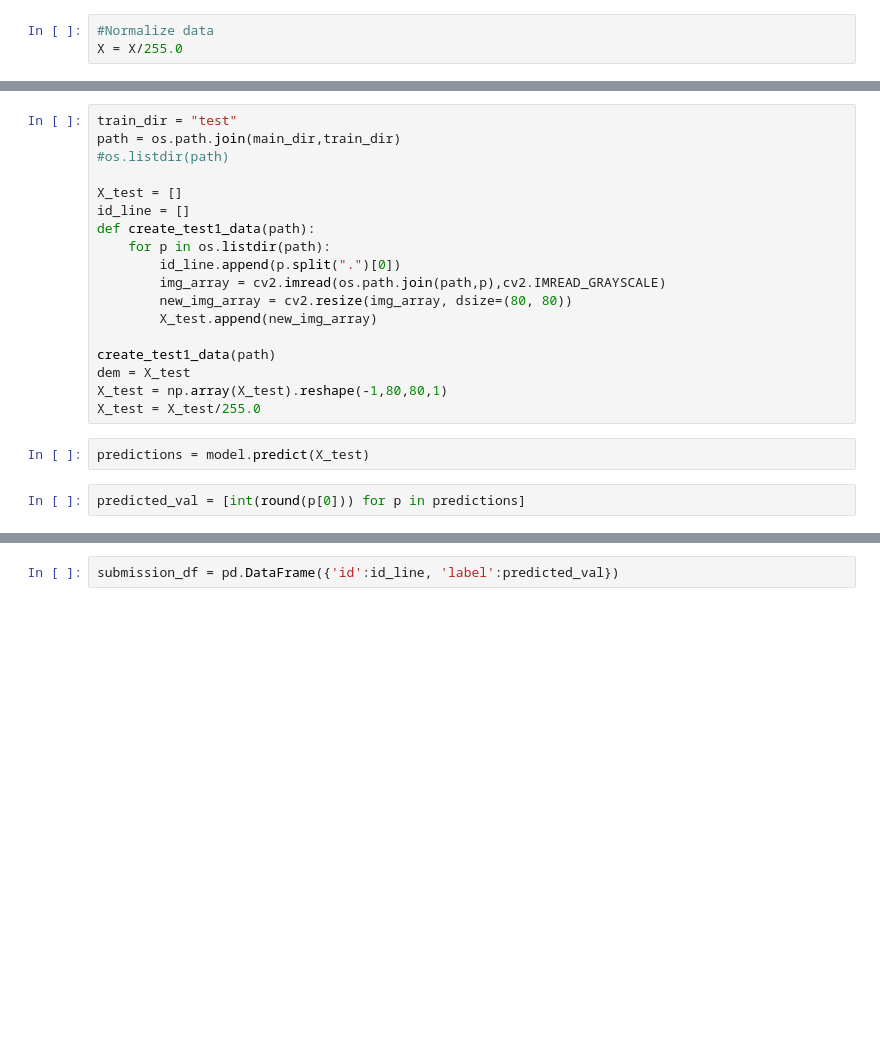
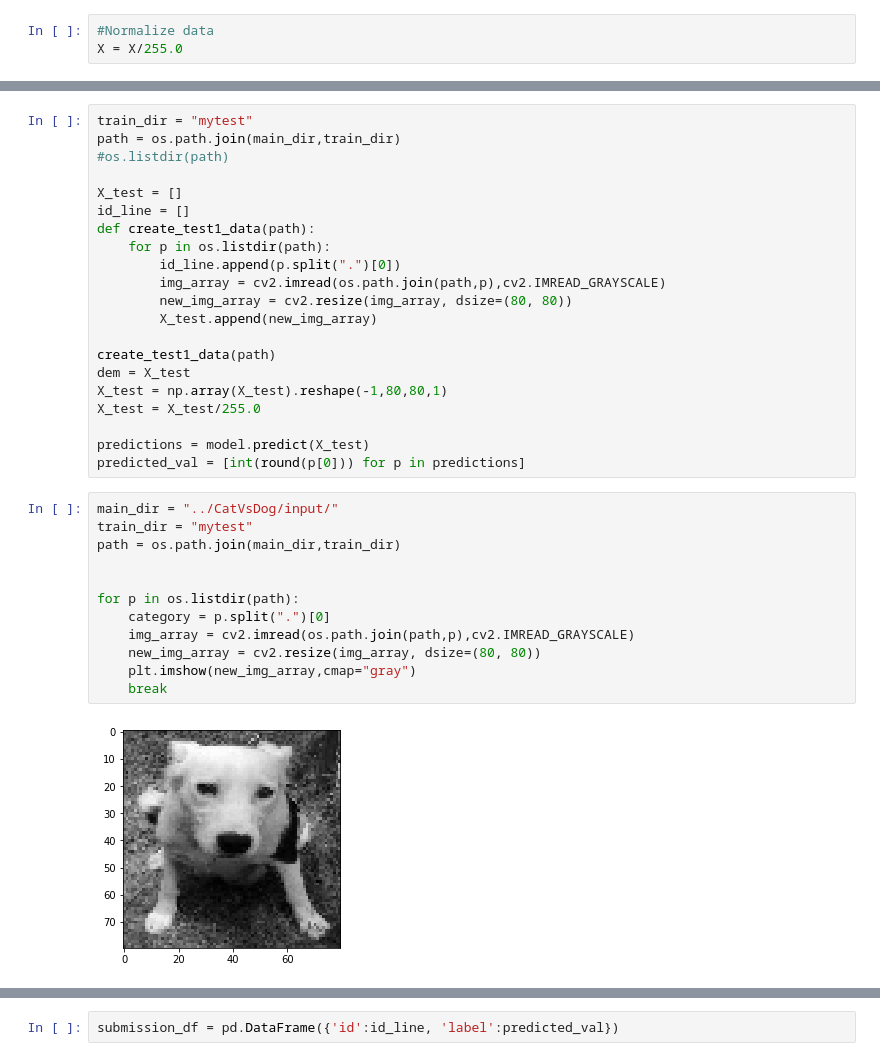
Before and after one commit to SusmoyBarman1/Image-Classification-with-DL, a Jupyter notebook: CatVsDog/CatVsDogImageClassificationKaggle.ipynb, the cells around one changed output, grey strips where cells are left out. Drawn from its saved outputs; the diff is of its cells as text; blank space fills up the shorter version.

```diff
--- a/CatVsDog/CatVsDogImageClassificationKaggle.ipynb
+++ b/CatVsDog/CatVsDogImageClassificationKaggle.ipynb
@@ -102,6 +95,6 @@ Epoch 10/10
 <tensorflow.python.keras.callbacks.History at 0x...>
 # %%
-train_dir = "test"
+train_dir = "mytest"
 path = os.path.join(main_dir,train_dir)
 #os.listdir(path)
 
@@ -118,7 +111,20 @@ create_test1_data(path)
 dem = X_test
 X_test = np.array(X_test).reshape(-1,80,80,1)
 X_test = X_test/255.0
+
+predictions = model.predict(X_test)
+predicted_val = [int(round(p[0])) for p in predictions]
-# %%
-predictions = model.predict(X_test)
-# %%
-predicted_val = [int(round(p[0])) for p in predictions]
+# %%
+main_dir = "../CatVsDog/input/"
+train_dir = "mytest"
+path = os.path.join(main_dir,train_dir)
+
+
+for p in os.listdir(path):
+    category = p.split(".")[0]
+    img_array = cv2.imread(os.path.join(path,p),cv2.IMREAD_GRAYSCALE)
+    new_img_array = cv2.resize(img_array, dsize=(80, 80))
+    plt.imshow(new_img_array,cmap="gray")
+    break
+# %% [output]
+[figure, added]
```
Also changed, not shown: parts of 4 cells of this notebook.
